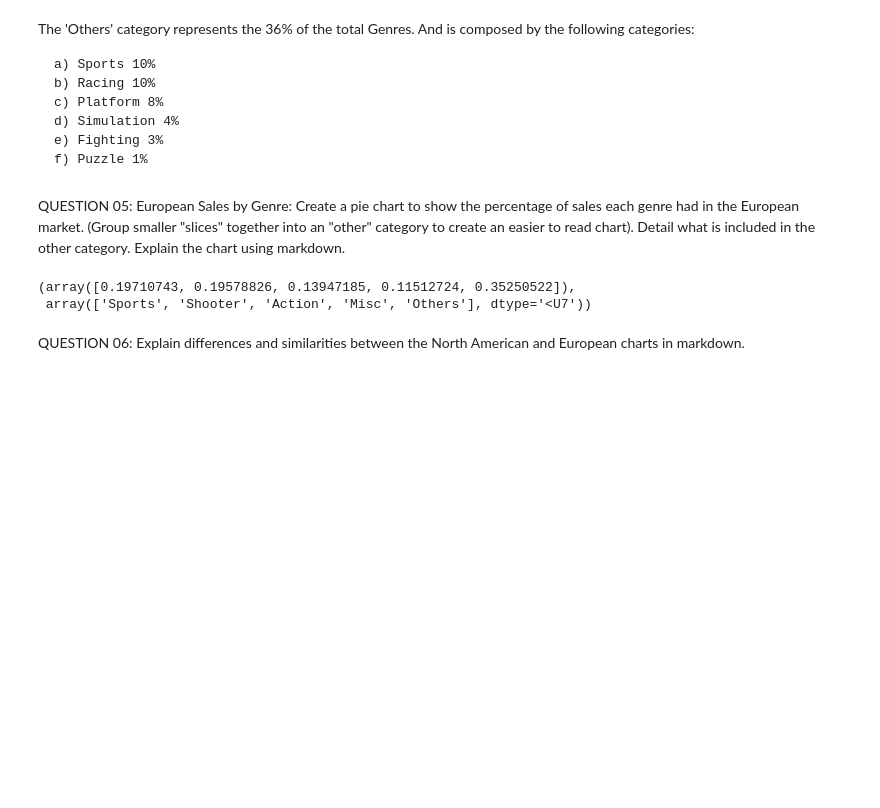
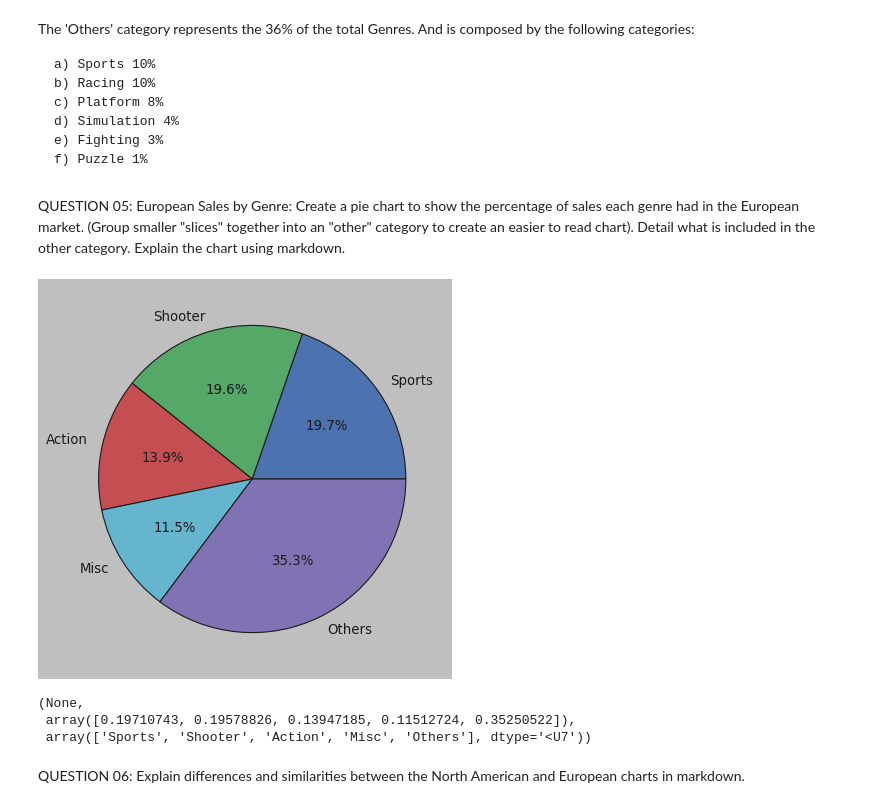
Before and after one commit to 3Grey6Jedi9/Data-Analysis-Project-06, a Jupyter notebook: Video Game Sales.ipynb, the cells around one changed output. Cells and saved outputs as stored; diff of their text form; code cells hidden in the pictures; blank space fills up the shorter version.

```diff
--- a/Video Game Sales.ipynb
+++ b/Video Game Sales.ipynb
@@ -204,35 +204,39 @@ EU_Shooter = sum(np.array(Shooter['EU_Sales'])).__round__(2)
 EU_Fighting = sum(np.array(Fighting['EU_Sales'])).__round__(2)
 
 EU_Total_array = np.array([EU_Sports, EU_Racing, EU_Platform, EU_Misc, EU_Simulation, EU_Action, EU_Role_Playing, EU_Puzzle, EU_Shooter, EU_Fighting])
 
 EU_Total = [EU_Sports, EU_Racing, EU_Platform, EU_Misc, EU_Simulation, EU_Action, EU_Role_Playing, EU_Puzzle, EU_Shooter, EU_Fighting]
 
 genres_array = video_game['Genre'].unique()
 
 genres_list = ['Sports', 'Racing', 'Platform', 'Misc', 'Simulation', 'Action', 'Role_Playing', 'Puzzle', 'Shooter', 'Fighting']
 
 top_p_eu = []
 top_g_eu = []
 
 
 while len(top_p_eu) < 4:
     for p in EU_Total:
         if p == max(EU_Total):
             top_p_eu.append(p)
             top_g_eu.append(genres_list[EU_Total.index(p)])
             genres_list.remove(genres_list[EU_Total.index(p)])
             EU_Total.remove(p)
         else:
             continue
 
 rest_eu = sum(np.array(EU_Total)).__round__(2)
 top_p_eu, top_g_eu, EU_Total, rest_eu, genres_list
 eu_values = np.append(top_p_eu, np.array([rest_eu]))
 eu_labels = np.append(top_g_eu, np.array(['Others']))
 eu_values = eu_values/sum(EU_Total_array)
-eu_values, eu_labels
+
+plt.pie(eu_values, labels=eu_labels, autopct='%1.1f%%')
+plt.show(), eu_values, eu_labels
 # %% [output]
+[figure, added]
-(array([0.19710743, 0.19578826, 0.13947185, 0.11512724, 0.35250522]),
+(None,
+ array([0.19710743, 0.19578826, 0.13947185, 0.11512724, 0.35250522]),
  array(['Sports', 'Shooter', 'Action', 'Misc', 'Others'], dtype='<U7'))
 # %% [markdown]
 QUESTION 06: Explain differences and similarities between the North American and European charts in markdown.
```
